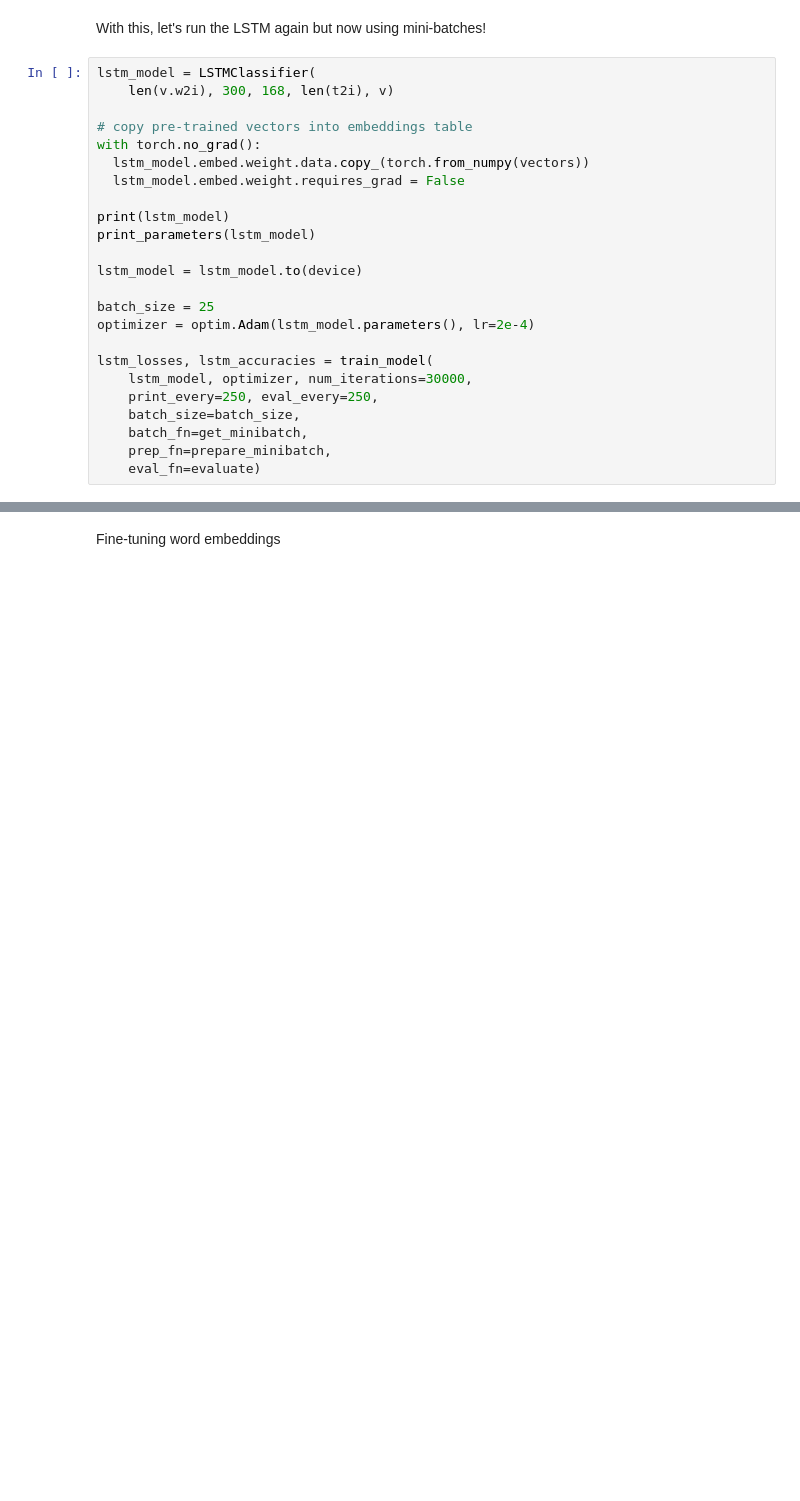
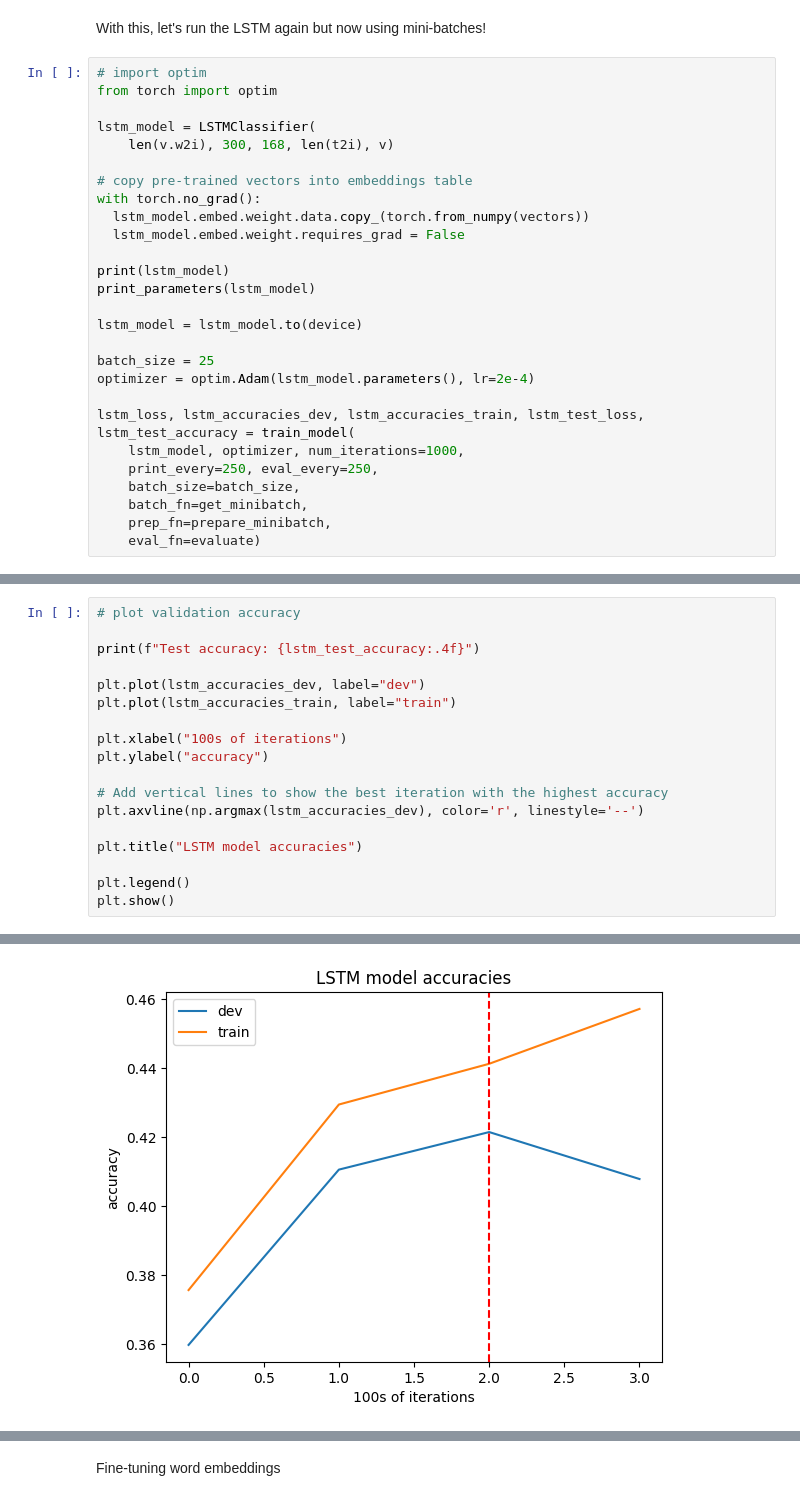
Before and after one commit to Carrask0/nlp_assignment2, a Jupyter notebook: NLP1 2024 Practical 2 (student_version).ipynb, the cells around one changed output, grey strips where cells are left out. Cells and saved outputs as stored; diff of their text form; blank space fills up the shorter version.

Commit message:
lstm mini-batched and with embeddings fine-tune implemented

```diff
--- a/NLP1 2024 Practical 2 (student_version).ipynb
+++ b/NLP1 2024 Practical 2 (student_version).ipynb
@@ -2055,6 +2062,9 @@ def evaluate(model, data,
 # %% [markdown]
 With this, let's run the LSTM again but now using mini-batches!
 # %%
+# import optim
+from torch import optim
+
 lstm_model = LSTMClassifier(
     len(v.w2i), 300, 168, len(t2i), v)
 
@@ -2071,8 +2081,8 @@ lstm_model = lstm_model.to(device)
 batch_size = 25
 optimizer = optim.Adam(lstm_model.parameters(), lr=2e-4)
 
-lstm_losses, lstm_accuracies = train_model(
-    lstm_model, optimizer, num_iterations=30000,
+lstm_loss, lstm_accuracies_dev, lstm_accuracies_train, lstm_test_loss, lstm_test_accuracy = train_model(
+    lstm_model, optimizer, num_iterations=1000,
     print_every=250, eval_every=250,
     batch_size=batch_size,
     batch_fn=get_minibatch,
@@ -2084,0 +2111,19 @@ lstm_losses, lstm_accuracies = train_model(
+# %%
+# plot validation accuracy
+
+print(f"Test accuracy: {lstm_test_accuracy:.4f}")
+
+plt.plot(lstm_accuracies_dev, label="dev")
+plt.plot(lstm_accuracies_train, label="train")
+
+plt.xlabel("100s of iterations")
+plt.ylabel("accuracy")
+
+# Add vertical lines to show the best iteration with the highest accuracy
+plt.axvline(np.argmax(lstm_accuracies_dev), color='r', linestyle='--')
+
+plt.title("LSTM model accuracies")
+
+plt.legend()
+plt.show()
+# %% [output]
@@ -2084,0 +2131 @@ lstm_losses, lstm_accuracies = train_model(
+[figure, added]
```
Also changed, not shown: parts of 19 cells of this notebook.
